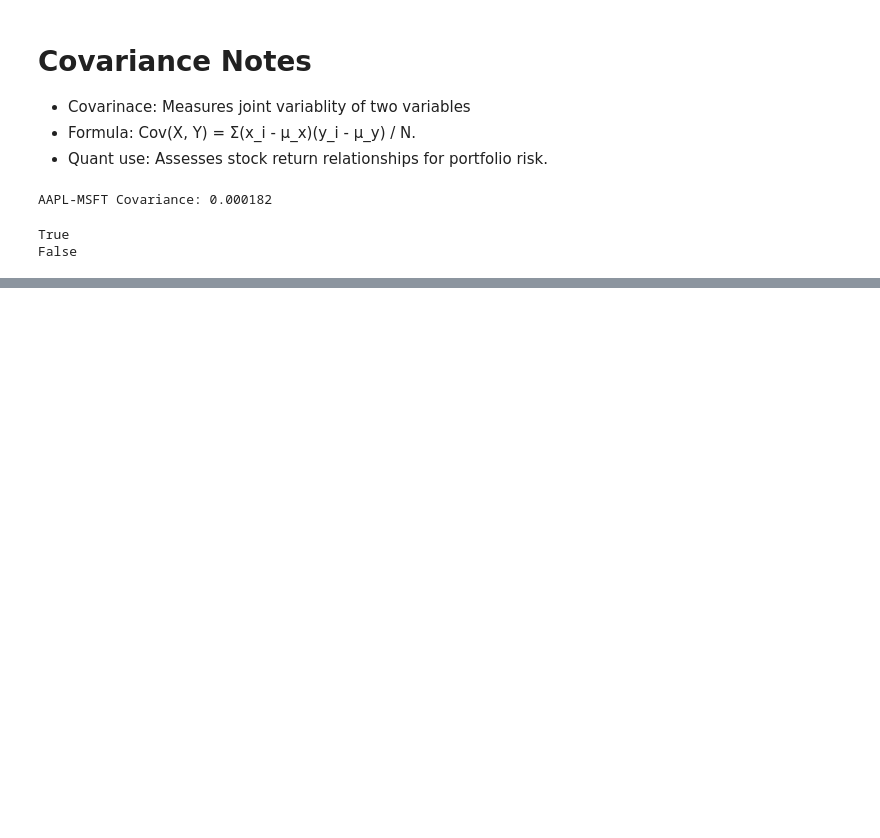
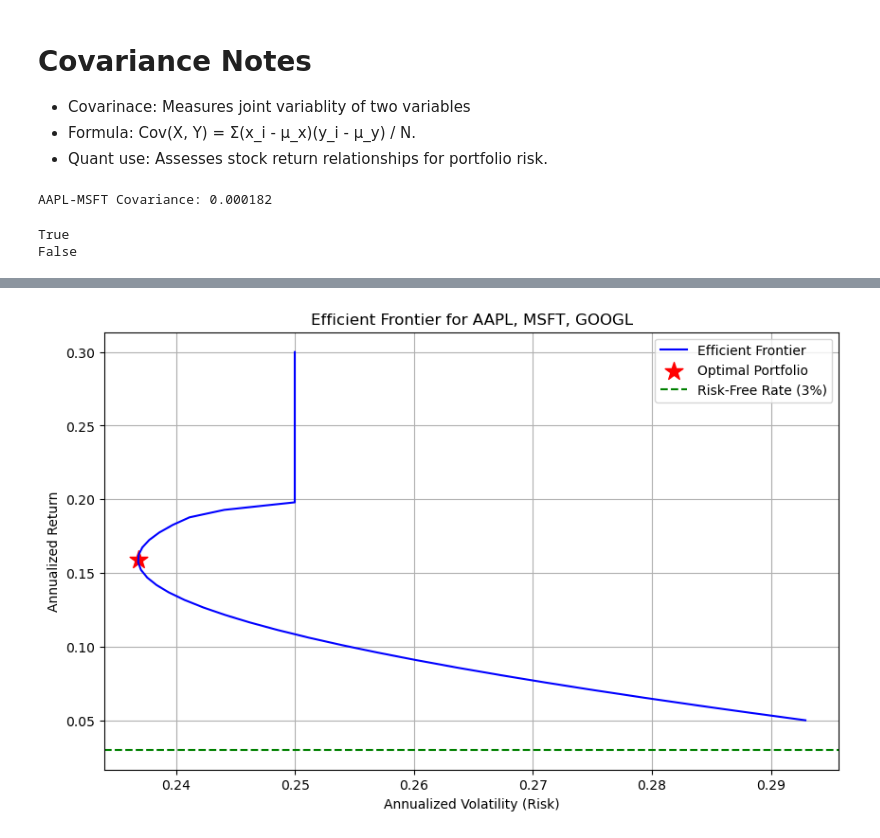
Before and after one commit to mhezie/Quant-Portfolio, a Jupyter notebook: Quant-Portfolio.ipynb, the cells around one changed output, grey strips where cells are left out. Drawn from its saved outputs; the diff is of its cells as text; code cells hidden in the pictures; blank space fills up the shorter version.

Commit message:
Day 4: Portfolio optimization, correlation, Reverse Integer

```diff
--- a/Quant-Portfolio.ipynb
+++ b/Quant-Portfolio.ipynb
@@ -183,0 +193,79 @@ False
+# %%
+import yfinance as yf
+import pandas as pd
+import numpy as np
+from scipy.optimize import minimize
+import matplotlib.pyplot as plt
+
+# Download data for AAPL, MSFT, GOOGL (1 year, daily)
+tickers = ['AAPL', 'MSFT', 'GOOGL']
+data = yf.download(tickers, start='2024-07-24', end='2025-07-24', progress=False, auto_adjust=False)['Close']
+returns = data.pct_change().dropna()
+
+# Portfolio stats functions
+def portfolio_return(weights, returns, annualise=True):
+    ret = np.sum(returns.mean() * weights)
+    return ret * 252 if annualise else ret # Annualised or daily
+def portfolio_volatility(weights, returns, cov_matrix, annualise=True):
+    vol = np.sqrt(np.dot(weights.T, np.dot(cov_matrix * (252 if annualise else 1), weights)))
+    return vol
+def sharpe_ratio(weights, returns, cov_matrix, risk_free_rate=0.03):
+    ret = portfolio_return(weights, returns)
+    vol = portfolio_volatility(weights, returns, cov_matrix)
+    return (ret -risk_free_rate) / vol # Annualised Sharpe ratio
+
+# Covariance matrix
+cov_matrix = returns.cov()
+
+# Optimisation setup
+num_assets = len(tickers)
+constraints = ({'type': 'eq', 'fun': lambda x: np.sum(x) - 1}) # Weights sum to 1
+bounds = tuple((0, 1) for num in range(num_assets)) # Weights between 0 and 1
+initial_weights = np.array([1/num_assets] * num_assets) # Equal weights
+
+
+# Minimise volatility
+opt_result = minimize(
+    fun=lambda w: portfolio_volatility(w, returns, cov_matrix),
+    x0=initial_weights,
+    method='SLSQP',
+    bounds=bounds,
+    constraints=constraints
+)
+opt_weights = opt_result.x
+print(f"Optimal Weights - AAPL: {opt_weights[0]:.4f}, MSFT: {opt_weights[1]:.4f}, GOOGL: {opt_weights[2]:.4f}")
+print(f"Portfolio Annualised Return: {portfolio_return(opt_weights, returns):.4f}")
+print(f"Portfolio Annualised Volatility: {portfolio_volatility(opt_weights, returns, cov_matrix):.4f}")
+print(f"Sharpe Ratio:  {sharpe_ratio(opt_weights, returns, cov_matrix):.4f}")
+
+# Efficient frontier
+target_returns = np.linspace(0.05, 0.3, 50) # Range of annualised returns
+volatilities = []
+for r in target_returns:
+    cons = (
+        {'type': 'eq', 'fun': lambda x: np.sum(x) - 1},
+        {'type': 'eq', 'fun': lambda x: portfolio_return(x, returns) -r}
+    )
+    res = minimize(
+        fun=lambda w: portfolio_volatility(w, returns, cov_matrix),
+        x0=initial_weights,
+        method='SLSQP',
+        bounds=bounds,
+        constraints=cons
+    )
+    volatilities.append(res.fun)
+plt.figure(figsize=(10, 6))
+plt.plot(volatilities, target_returns, 'b-', label="Efficient Frontier")
+plt.scatter(
+    portfolio_volatility(opt_weights, returns, cov_matrix),
+    portfolio_return(opt_weights, returns),
+    c='r', marker='*', s=200, label="Optimal Portfolio"
+)
+plt.axhline(y=0.03, color='g', linestyle='--', label="Risk-Free Rate (3%)")
+plt.xlabel("Annualized Volatility (Risk)")
+plt.ylabel("Annualized Return")
+plt.title("Efficient Frontier for AAPL, MSFT, GOOGL")
+plt.legend()
+plt.grid(True)
+plt.show()
+# %% [output]
@@ -183,0 +276 @@ False
+[figure, added]
```
Also changed, not shown: parts of 7 cells of this notebook.
